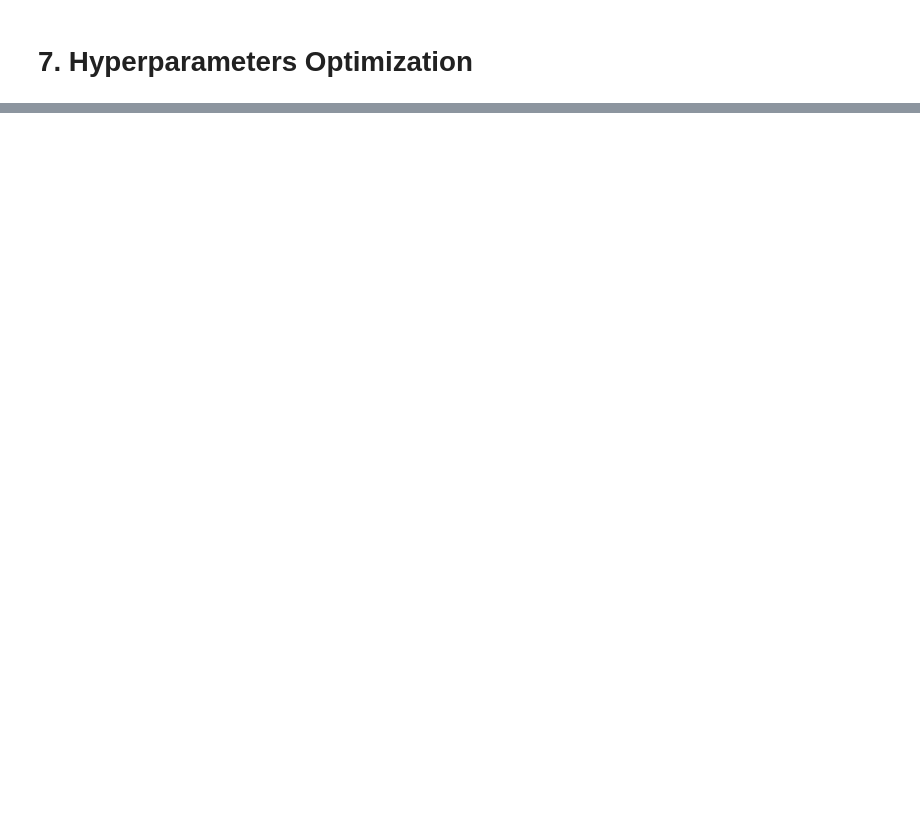
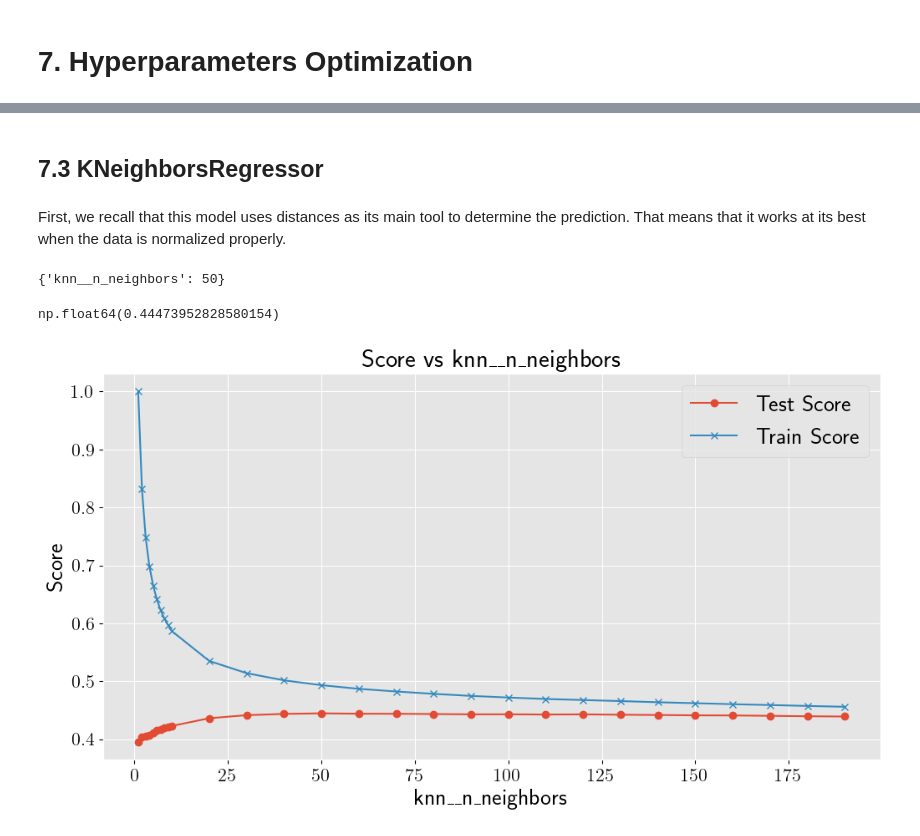
Before and after one commit to NatanSisoev/Chess-ML-Evaluator, a Jupyter notebook: notebooks/7_hyperparameters.ipynb, the cells around one changed output, grey strips where cells are left out. Drawn from its saved outputs; the diff is of its cells as text; code cells hidden in the pictures; blank space fills up the shorter version.

Commit message:
Hyperparameter optimization

```diff
--- a/notebooks/7_hyperparameters.ipynb
+++ b/notebooks/7_hyperparameters.ipynb
@@ -15,6 +11,5 @@ NameError: name 'SABED_MODELS_DIR' is not defined
 # %%
-# ----------------------------------------------------------------------
-# Data
-# ----------------------------------------------------------------------
+sm = StorageManager()
+dm = load_dataset("one")
 
-dm = load_dataset("one")
+me = MetricsManager()
@@ -21,28 +54,15 @@ dm = load_dataset("one")
+# %% [markdown]
+## 7.3 KNeighborsRegressor
+# %% [markdown]
+First, we recall that this model uses distances as its main tool to determine the prediction. That means that it works at its best when the data is normalized properly.
 # %%
-# ----------------------------------------------------------------------
-# Unified KNN search
-# ----------------------------------------------------------------------
-
-ks = list(range(1, 10)) + list(range(10, 200, 10))
+knn_param_grid = {
+    "knn__n_neighbors": list(range(1, 10)) + list(range(10, 200, 10)),
+}
 
 pipeline = Pipeline([
     ("scaler", StandardScaler()),
     ("knn", KNeighborsRegressor()),
 ])
 
-param_grid = {
-    "knn__n_neighbors": ks,
-    "knn__weights": ["uniform", "distance"],
-    "knn__p": [1, 2],
-}
-
-grid = GridSearchCV(
-    pipeline,
-    param_grid,
-    cv=5,
-    scoring="neg_mean_squared_error",
-    n_jobs=-1
-)
-
-grid.fit(dm.X_train, dm.y_train)
-best_model = grid.best_estimator_
+knn_mm = ModelManager(pipeline)
@@ -92,0 +69,9 @@ plt.show()
+# %%
+knn_grid, knn_best_params, knn_best_score = knn_mm.optimize_hyperparameters(dm, knn_param_grid)  # ~50 minutes
+display(knn_best_params)
+display(knn_best_score)
+me.plot_gridsearch_results(knn_grid, save=True, filename="knn")
+# %% [output]
+{'knn__n_neighbors': 50}
+np.float64(0.44473952828580154)
+[figure, added]
```
Also changed, not shown: parts of 13 cells of this notebook, 5 other files.
